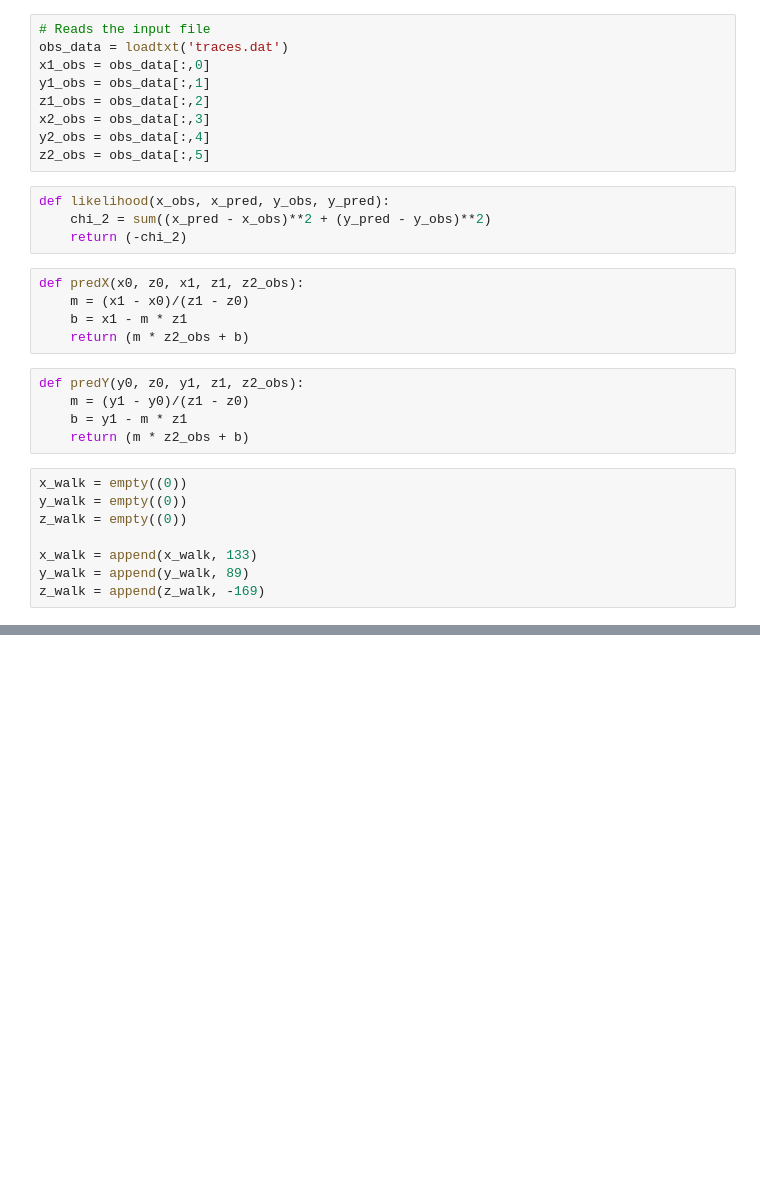
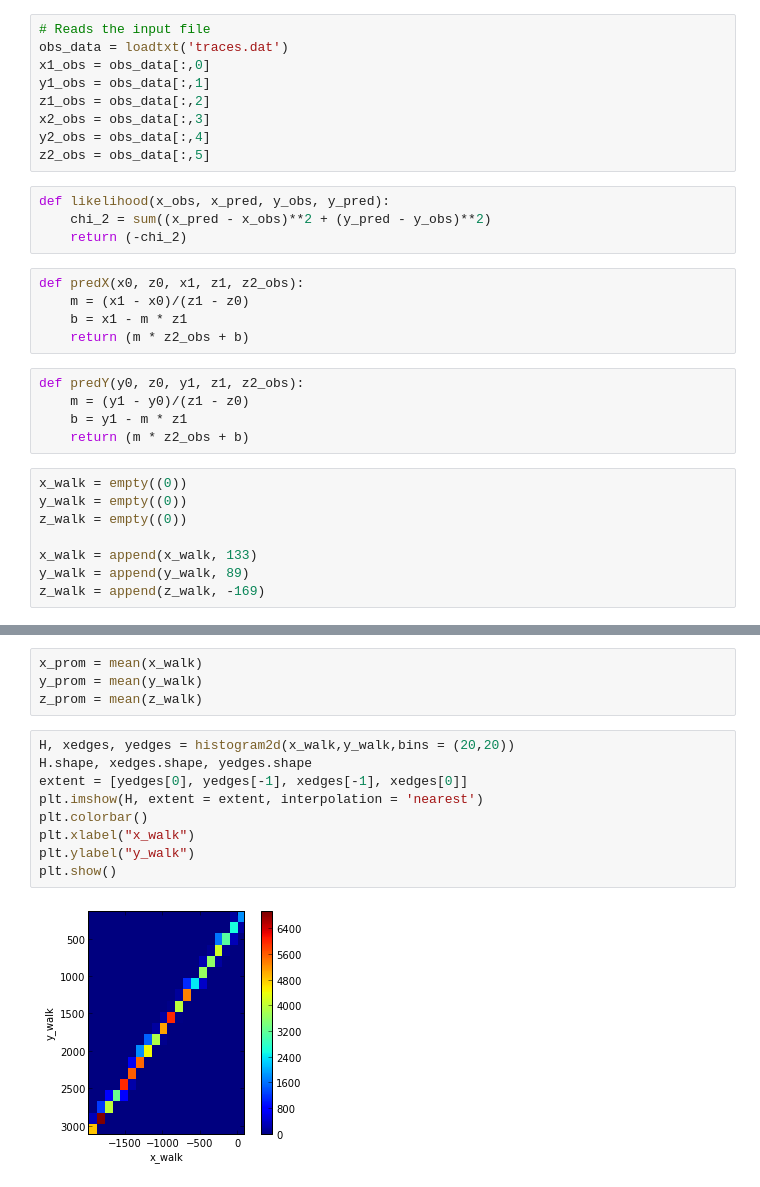
Before and after one commit to andresfgarcia150/Tarea9, a Jupyter notebook: HW9/tarea9.ipynb, the cells around one changed output, grey strips where cells are left out. Cells and saved outputs as stored; diff of their text form; blank space fills up the shorter version.

```diff
--- a/HW9/tarea9.ipynb
+++ b/HW9/tarea9.ipynb
@@ -87,0 +90,15 @@ count, bins, ingnored = plt.hist(y_walk, 20, normed = True)
+# %%
+x_prom = mean(x_walk)
+y_prom = mean(y_walk)
+z_prom = mean(z_walk)
+# %%
+H, xedges, yedges = histogram2d(x_walk,y_walk,bins = (20,20))
+H.shape, xedges.shape, yedges.shape
+extent = [yedges[0], yedges[-1], xedges[-1], xedges[0]]
+plt.imshow(H, extent = extent, interpolation = 'nearest')
+plt.colorbar()
+plt.xlabel("x_walk")
+plt.ylabel("y_walk")
+plt.show()
+# %% [output]
+[figure, added]
```
Also changed, not shown: parts of 9 cells of this notebook.
